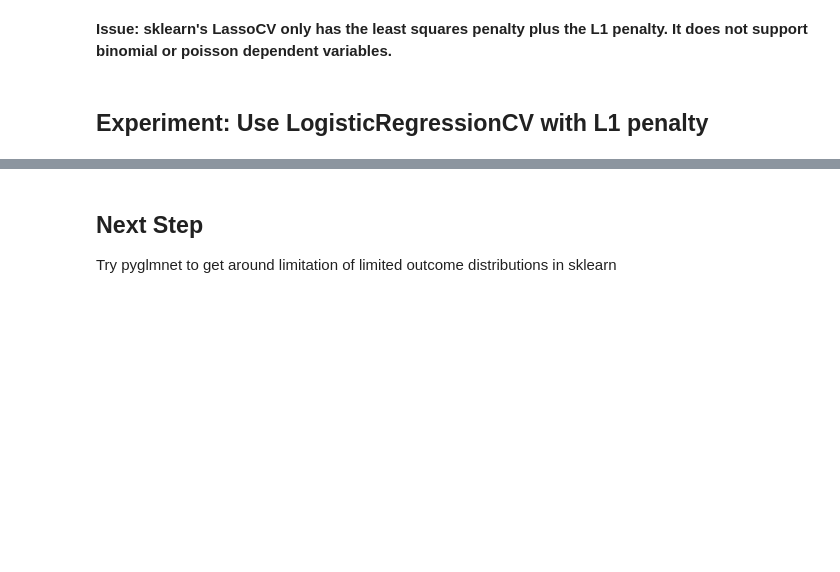
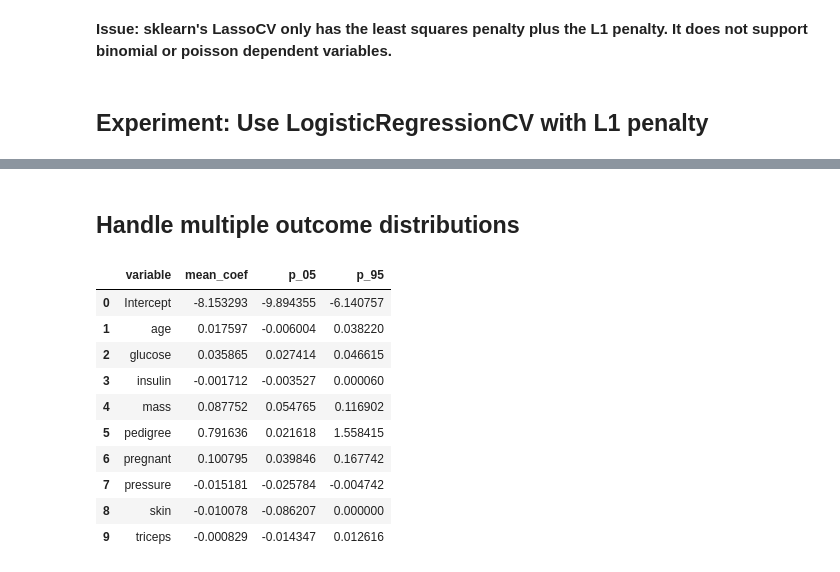
Before and after one commit to jameshorine/bolasso, a Jupyter notebook: notebooks/pima_experiments.ipynb, the cells around one changed output, grey strips where cells are left out. Saved outputs shown, nothing was run; the diff lists cells and outputs as text; code cells hidden in the pictures; blank space fills up the shorter version.

Commit message:
add support for binomial and gaussian response

```diff
--- a/notebooks/pima_experiments.ipynb
+++ b/notebooks/pima_experiments.ipynb
@@ -191,3 +191,2 @@ plt.show()
-# %% [markdown]
-## Next Step
-Try pyglmnet to get around limitation of limited outcome distributions in sklearn
+# %% [markdown]
+## Handle multiple outcome distributions
@@ -193,0 +233,26 @@ Try pyglmnet to get around limitation of limited outcome distributions in sklear
+# %%
+# Run model
+formula = "diabetes ~ " + " + ".join(train_df.columns.difference(["diabetes"]))
+g_vip_df, g_coef_df, g_full_results_df = bolasso(formula = formula,
+                                   data = train_df,
+                                   family = "gaussian",
+                                   n_boot = 100)
+# %%
+b_vip_df, b_coef_df, b_full_results_df = bolasso(formula = formula,
+                                   data = train_df,
+                                   family = "binomial",
+                                   n_boot = 100)
+# %%
+b_coef_df
+# %% [output]
+|  | variable | mean_coef | p_05 | p_95 |
+| 0 | Intercept | -8.153293 | -9.894355 | -6.140757 |
+| 1 | age | 0.017597 | -0.006004 | 0.038220 |
+| 2 | glucose | 0.035865 | 0.027414 | 0.046615 |
+| 3 | insulin | -0.001712 | -0.003527 | 0.000060 |
+| 4 | mass | 0.087752 | 0.054765 | 0.116902 |
+| 5 | pedigree | 0.791636 | 0.021618 | 1.558415 |
+| 6 | pregnant | 0.100795 | 0.039846 | 0.167742 |
+| 7 | pressure | -0.015181 | -0.025784 | -0.004742 |
+| 8 | skin | -0.010078 | -0.086207 | 0.000000 |
+| 9 | triceps | -0.000829 | -0.014347 | 0.012616 |
```
Also changed, not shown: parts of 6 cells of this notebook.
